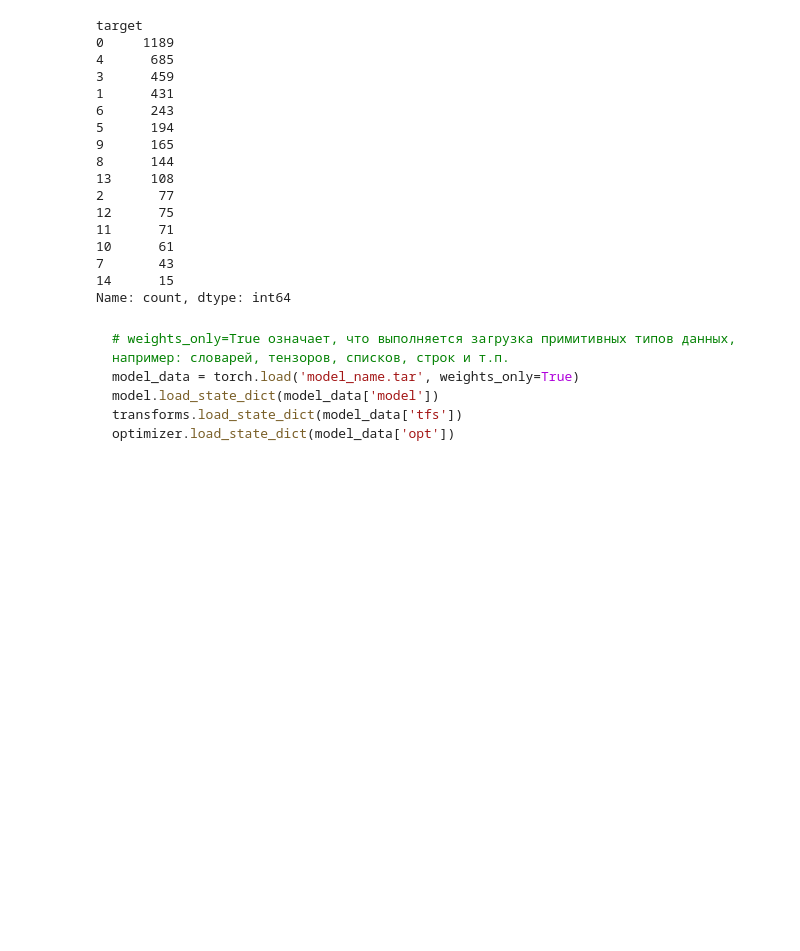
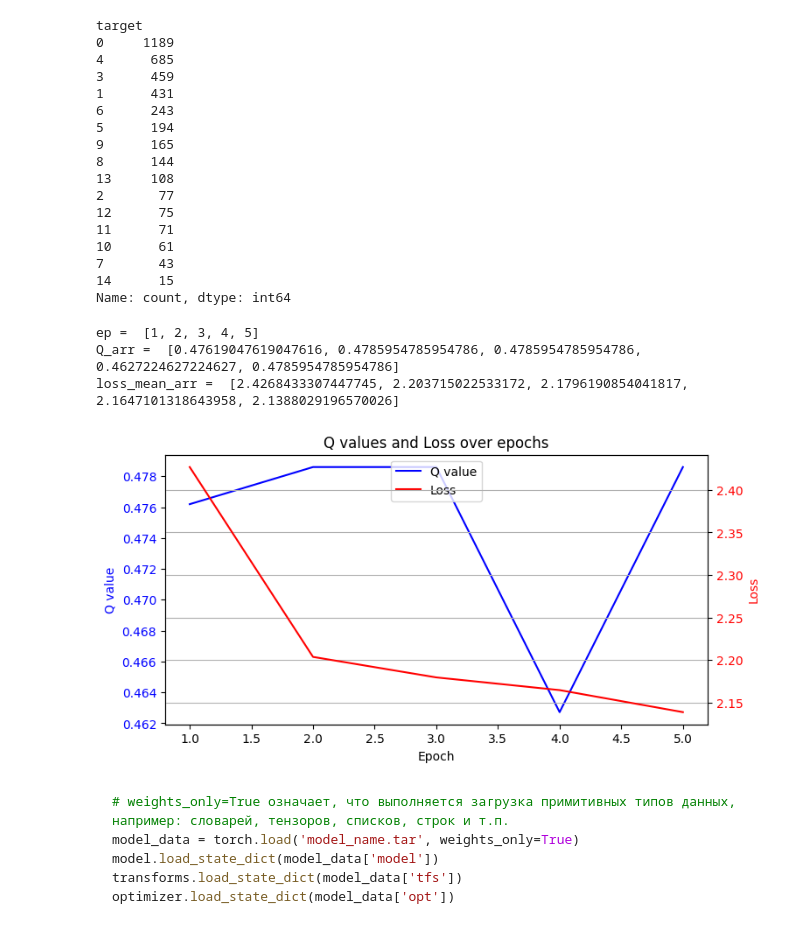
Before and after one commit to Caaac/x-ray-pytorch, a Jupyter notebook: model_vgg16.ipynb, the cells around one changed output. Cells and saved outputs as stored; diff of their text form; code cells hidden in the pictures; blank space fills up the shorter version.

Commit message:
[upd model] vgg16 | epochs=5 | acc=0.478

````diff
--- a/model_vgg16.ipynb
+++ b/model_vgg16.ipynb
@@ -197,7 +235,8 @@ transform = tfs_v2.Compose([
 ])
 
 d_train.transform = transform
-train_data = data.DataLoader(d_train, batch_size=4, shuffle=True)
+d_valid.transform = transform
+train_data = data.DataLoader(d_train, batch_size=16, shuffle=True)
 
 model = models.vgg16(weights='IMAGENET1K_V1')
 
@@ -215,6 +254,12 @@ optimizer = optim.Adam(params=model.parameters(), lr=1e-3, weight_decay=1e-3)
 loss_function = nn.CrossEntropyLoss()
 
 device = torch.device("cuda" if torch.cuda.is_available() else "cpu")
+
+if torch.cuda.is_available():
+    num_gpus = torch.cuda.device_count()
+    if num_gpus > 0:
+        model = nn.DataParallel(model)
+
 model = model.to(device)
 # %%
 modal_start_time = datetime.now().strftime("%Y-%m-%d %H:%M:%S")
@@ -253,6 +330,38 @@ for _e in range(epochs):
 
     torch.save(model_state_dict,
                f"./models/vgg16/{modal_start_time}/epoch_{_e + 1}.tar")
+# %%
+ep = [i + 1 for i in range(epochs)]
+# %%
+print('ep = ', ep)
+print('Q_arr = ', Q_arr)
+print('loss_mean_arr = ', loss_mean_arr)
+# %% [output]
+ep =  [1, 2, 3, 4, 5]
+Q_arr =  [0.47619047619047616, 0.4785954785954786, 0.4785954785954786, 0.4627224627224627, 0.4785954785954786]
+loss_mean_arr =  [2.4268433307447745, 2.203715022533172, 2.1796190854041817, 2.1647101318643958, 2.1388029196570026]
+# %%
+fig, ax1 = plt.subplots(figsize=(8, 4))
+
+ax1.set_xlabel('Epoch')
+ax1.set_ylabel('Q value', color='b')
+line1 = ax1.plot(ep, Q_arr, color='b', label='Q value')
+ax1.tick_params(axis='y', labelcolor='b')
+
+ax2 = ax1.twinx()
+ax2.set_ylabel('Loss', color='r')
+line2 = ax2.plot(ep, loss_mean_arr, color='r', label='Loss')
+ax2.tick_params(axis='y', labelcolor='r')
+
+lines = line1 + line2
+labels = [l.get_label() for l in lines]
+ax1.legend(lines, labels, loc='upper center')
+
+plt.title('Q values and Loss over epochs')
+plt.grid(True)
+plt.show()
+# %% [output]
+[figure, added]
 # %% [markdown]
 ```py
 # weights_only=True означает, что выполняется загрузка примитивных типов данных, например: словарей, тензоров, списков, строк и т.п.
````
Also changed, not shown: parts of 10 cells of this notebook, 1 other file.
